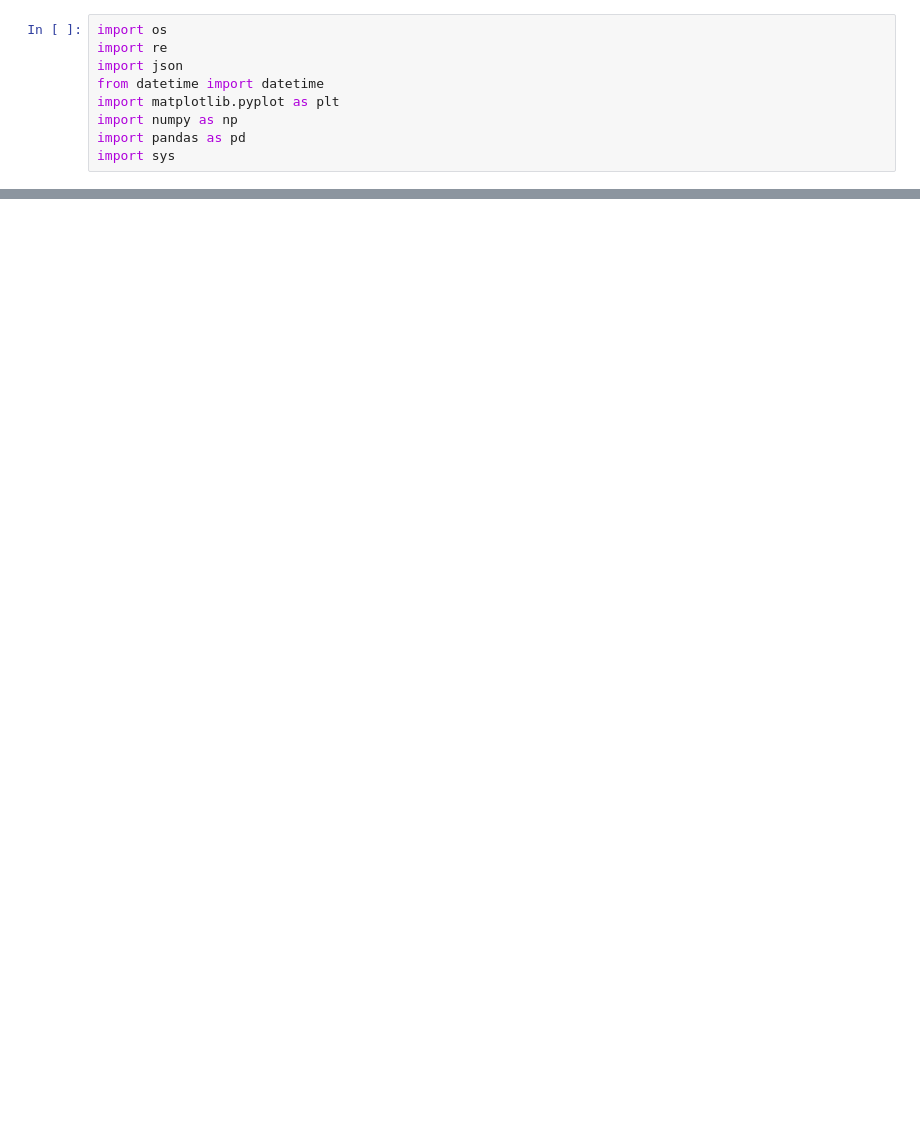
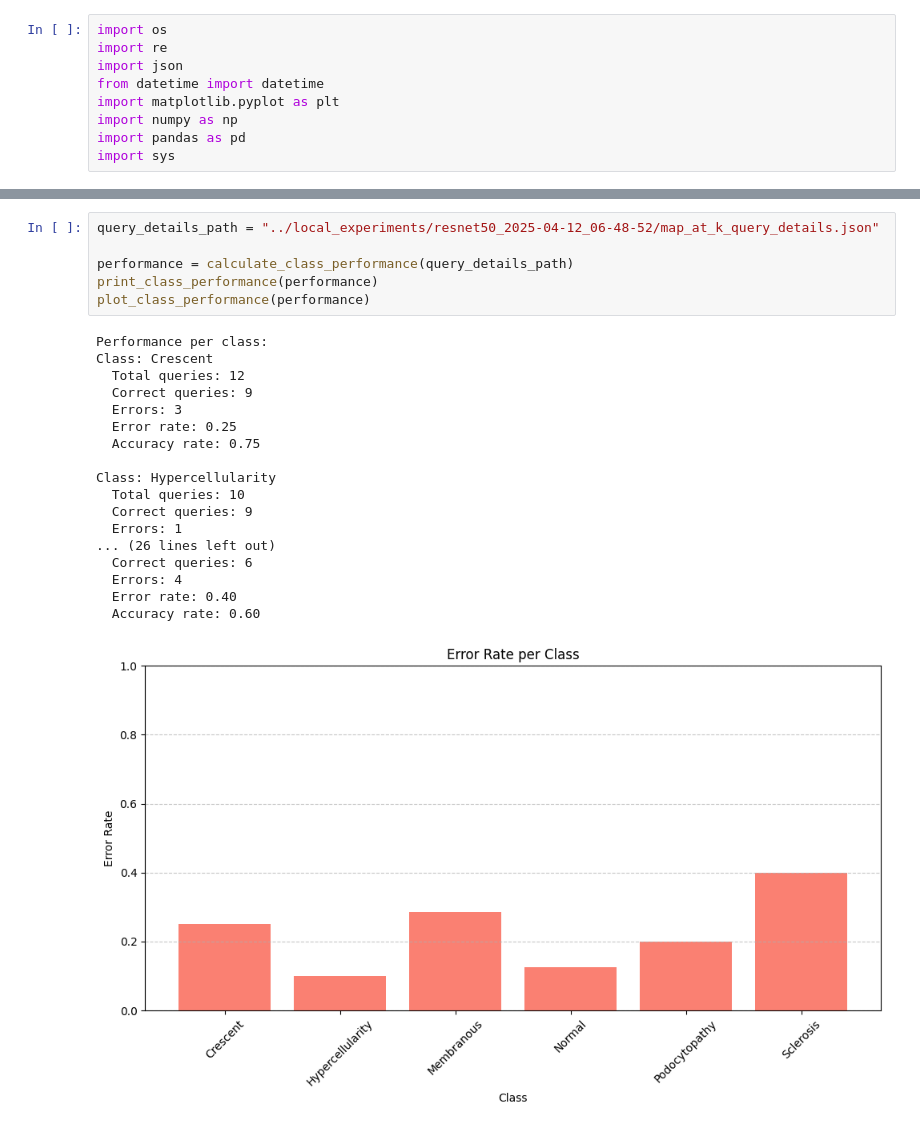
Before and after one commit to maods2/master-research-image-retrieval, a Jupyter notebook: notebooks/retrieval_analysis.ipynb, the cells around one changed output, grey strips where cells are left out. Cells and saved outputs as stored; diff of their text form; blank space fills up the shorter version.

```diff
--- a/notebooks/retrieval_analysis.ipynb
+++ b/notebooks/retrieval_analysis.ipynb
@@ -407,0 +444,25 @@ No class statistics to plot.
+# %%
+query_details_path = "../local_experiments/resnet50_2025-04-12_06-48-52/map_at_k_query_details.json"
+
+performance = calculate_class_performance(query_details_path)
+print_class_performance(performance)
+plot_class_performance(performance)
+# %% [output]
+Performance per class:
+Class: Crescent
+  Total queries: 12
+  Correct queries: 9
+  Errors: 3
+  Error rate: 0.25
+  Accuracy rate: 0.75
+
+Class: Hypercellularity
+  Total queries: 10
+  Correct queries: 9
+  Errors: 1
+... (26 lines left out)
+  Correct queries: 6
+  Errors: 4
+  Error rate: 0.40
+  Accuracy rate: 0.60
+[figure, added]
```
Also changed, not shown: parts of 3 cells of this notebook, 21 other files.
